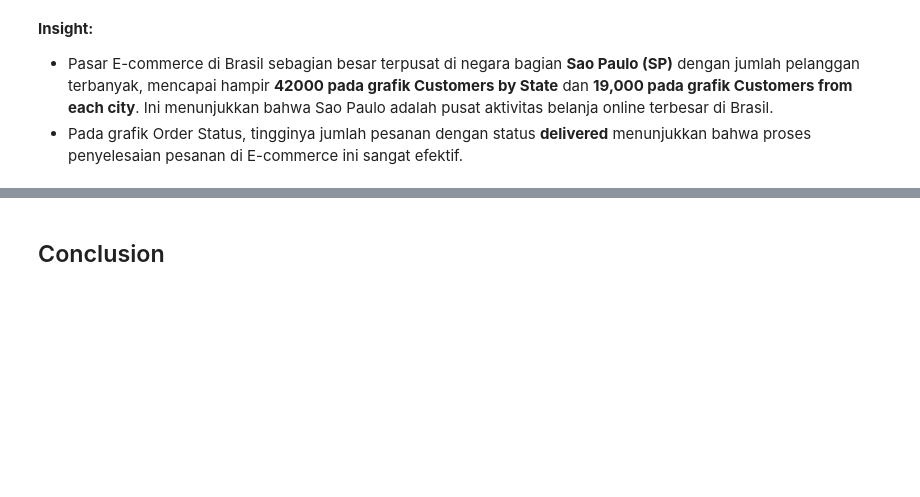
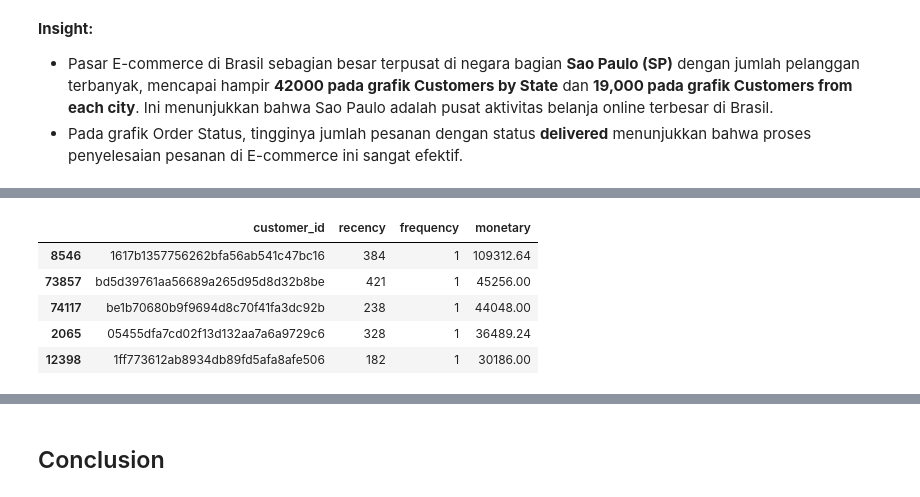
Before and after one commit to LukasKrisna/ecommerce-analysis, a Jupyter notebook: Proyek_Analisis_Data.ipynb, the cells around one changed output, grey strips where cells are left out. Saved outputs shown, nothing was run; the diff lists cells and outputs as text; code cells hidden in the pictures; blank space fills up the shorter version.

```diff
--- a/Proyek_Analisis_Data.ipynb
+++ b/Proyek_Analisis_Data.ipynb
@@ -1277,0 +1311,10 @@ plt.show()
+# %%
+top_monetary = rfm.sort_values('monetary', ascending=False).head(5)
+top_monetary
+# %% [output]
+|  | customer_id | recency | frequency | monetary |
+| 8546 | 1617b1357756262bfa56ab541c47bc16 | 384 | 1 | 109312.64 |
+| 73857 | bd5d39761aa56689a265d95d8d32b8be | 421 | 1 | 45256.00 |
+| 74117 | be1b70680b9f9694d8c70f41fa3dc92b | 238 | 1 | 44048.00 |
+| 2065 | 05455dfa7cd02f13d132aa7a6a9729c6 | 328 | 1 | 36489.24 |
+| 12398 | 1ff773612ab8934db89fd5afa8afe506 | 182 | 1 | 30186.00 |
```
Also changed, not shown: parts of 31 cells of this notebook.
